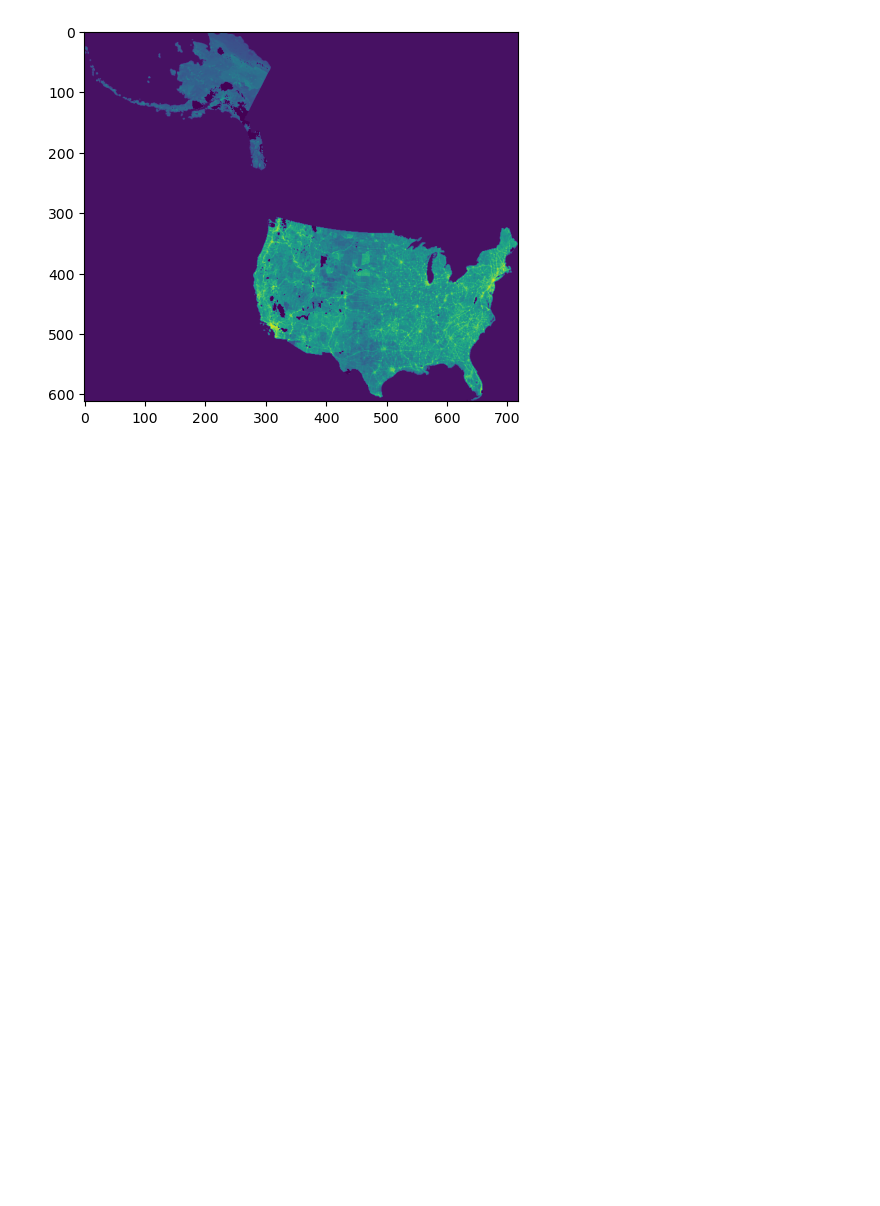
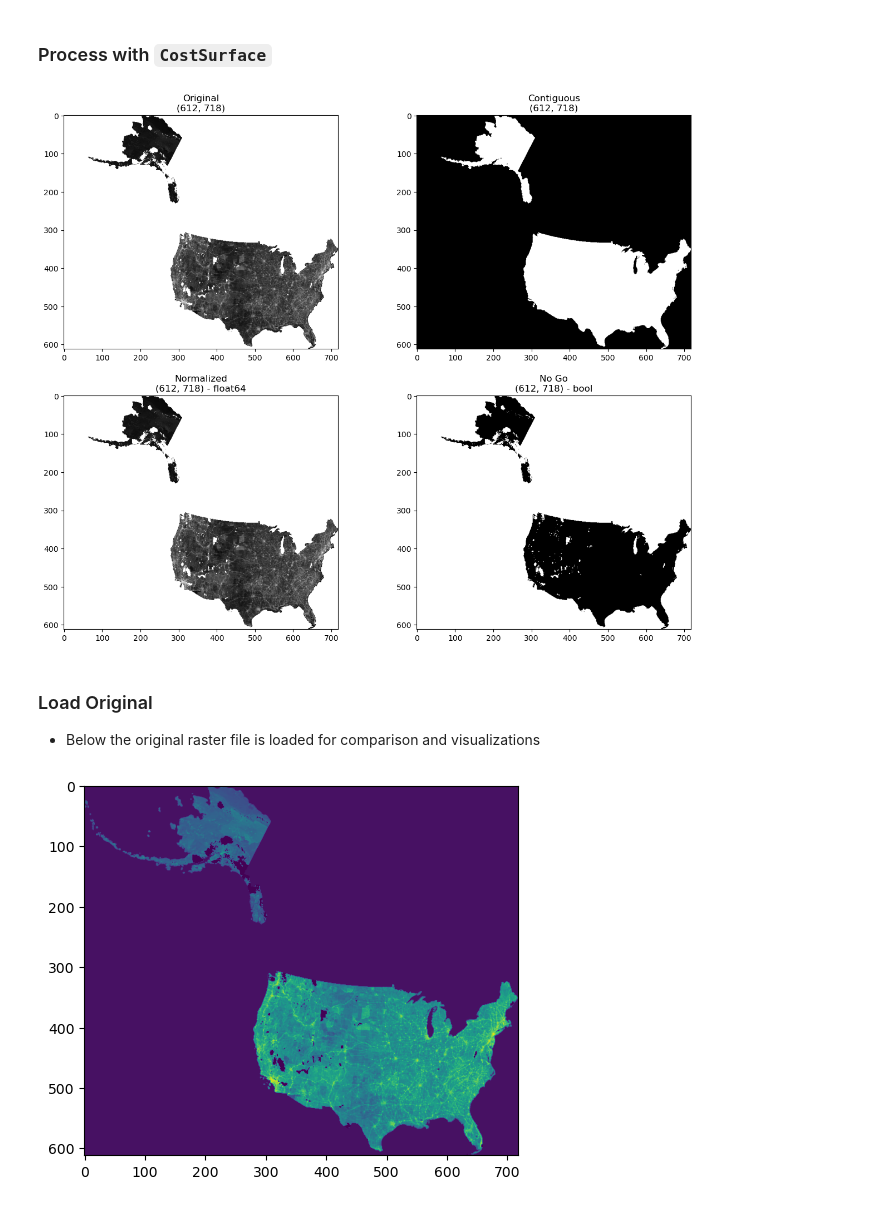
Before and after one commit to NETL-RIC/CO2-Pipeline-Routing-Tool, a Jupyter notebook: Flask/mc-tutorial.ipynb, the cells around one changed output. Drawn from its saved outputs; the diff is of its cells as text; code cells hidden in the pictures; blank space fills up the shorter version.

```diff
--- a/Flask/mc-tutorial.ipynb
+++ b/Flask/mc-tutorial.ipynb
@@ -23,7 +71,20 @@ plt.show()
+# %% [markdown]
+### Process with `CostSurface`
+# %%
+cost_surface = CostSurface()
+raw_raster_path = './cost_surfaces/raw_cost_10km_aea/cost_10km_aea.tif'
+# Setting no-go cost to out of bounds cost will prevent the agent from making
+# any moves through the high cost "no-go" areas
+cost_surface.process_raster(raw_raster_path, visualize=True)
+# %% [output]
+[figure, added]
 # %%
 def normalize(arr, high=1, low=0):
     norm = (high-low)*(arr - arr.min())/(arr.max() - arr.min()) + low
     return norm
+# %% [markdown]
+### Load Original
+- Below the original raster file is loaded for comparison and visualizations
 # %%
 # For comparison take a look at the original raster
 path = './cost_surfaces/raw_cost_10km_aea/cost_10km_aea.tif'
```
Also changed, not shown: parts of 18 cells of this notebook, 2 other files.
